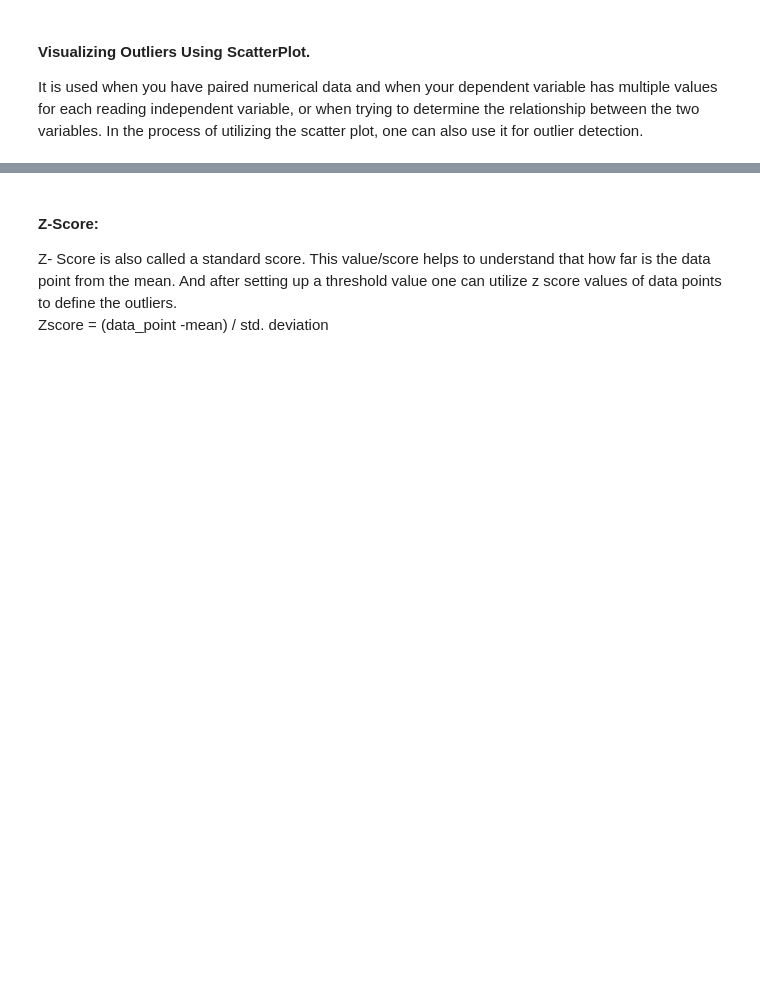
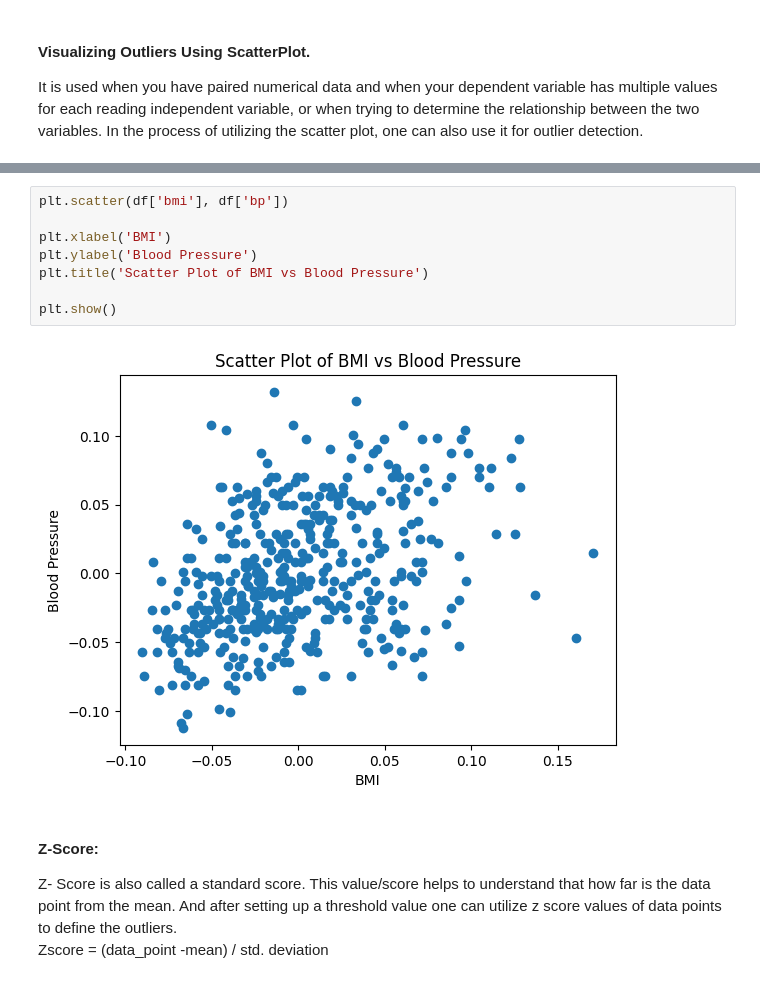
Before and after one commit to kkim8781294/lab4AssignmentKihoonKim, a Jupyter notebook: week5Lab_Students_KihoonKim.ipynb, the cells around one changed output, grey strips where cells are left out. Saved outputs shown, nothing was run; the diff lists cells and outputs as text; blank space fills up the shorter version.

```diff
--- a/week5Lab_Students_KihoonKim.ipynb
+++ b/week5Lab_Students_KihoonKim.ipynb
@@ -752,3 +791,13 @@ It is used when you have paired numerical data and when your dependent variable
+# %%
+plt.scatter(df['bmi'], df['bp'])
+
+plt.xlabel('BMI')
+plt.ylabel('Blood Pressure')
+plt.title('Scatter Plot of BMI vs Blood Pressure')
+
+plt.show()
+# %% [output]
+[figure, added]
 # %% [markdown]
 #### Z-Score:
 Z- Score is also called a standard score. This value/score helps to understand that how far is the data point from the mean. And after setting up a threshold value one can utilize z score values of data points to define the outliers.
```
Also changed, not shown: parts of 23 cells of this notebook.
